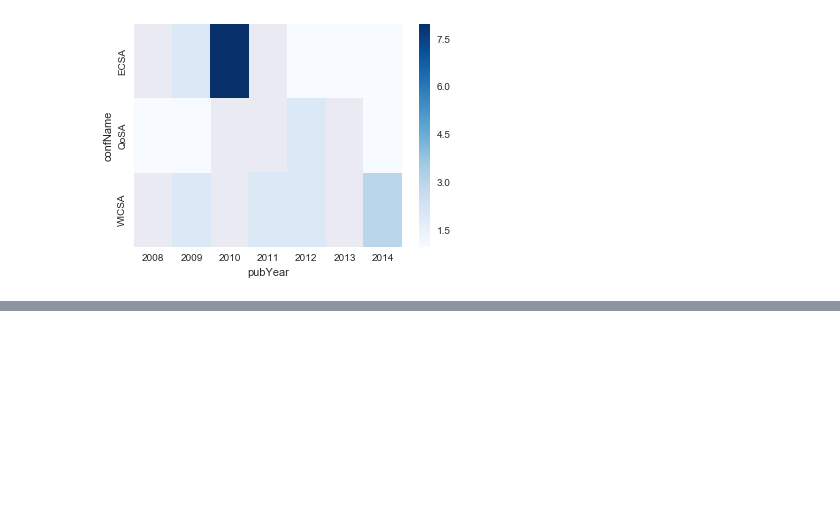
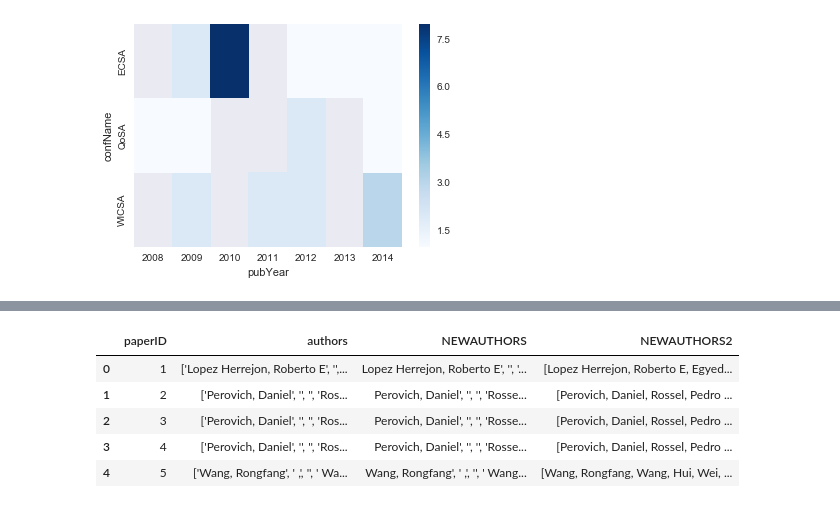
Before and after one commit to noveroa/DataBases, a Jupyter notebook: sqlStart/ExploringData_groupingandvisually.ipynb, the cells around one changed output, grey strips where cells are left out. Drawn from its saved outputs; the diff is of its cells as text; code cells hidden in the pictures; blank space fills up the shorter version.

```diff
--- a/sqlStart/ExploringData_groupingandvisually.ipynb
+++ b/sqlStart/ExploringData_groupingandvisually.ipynb
@@ -460,0 +362,16 @@ def confYrKeywords(top = 10):
+# %%
+def getAuthors(grouper):
+
+    with sqlite3.connect('Abstracts_DB.db') as con:
+        sqlcmd = "SELECT * FROM AUTHORS"
+
+        audf = pd.read_sql_query(sqlcmd, con)
+
+        sqlcmd2 = "SELECT paperID, authors FROM PAPER"
+        papdf = pd.read_sql_query(sqlcmd2, con)
+
+        return audf, papdf
+# %%
+au, pap= getAuthors('hi')
+name = au.iloc[0].authorName
+name.strip()
@@ -460,0 +410,9 @@ def confYrKeywords(top = 10):
+# %%
+pap.head()
+# %% [output]
+|  | paperID | authors | NEWAUTHORS | NEWAUTHORS2 |
+| 0 | 1 | ['Lopez Herrejon, Roberto E', '',... | Lopez Herrejon, Roberto E', '', '... | [Lopez Herrejon, Roberto E, Egyed... |
+| 1 | 2 | ['Perovich, Daniel', '', '', 'Ros... | Perovich, Daniel', '', '', 'Rosse... | [Perovich, Daniel, Rossel, Pedro ... |
+| 2 | 3 | ['Perovich, Daniel', '', '', 'Ros... | Perovich, Daniel', '', '', 'Rosse... | [Perovich, Daniel, Rossel, Pedro ... |
+| 3 | 4 | ['Perovich, Daniel', '', '', 'Ros... | Perovich, Daniel', '', '', 'Rosse... | [Perovich, Daniel, Rossel, Pedro ... |
+| 4 | 5 | ['Wang, Rongfang', ' ,', '', ' Wa... | Wang, Rongfang', ' ,', '', ' Wang... | [Wang, Rongfang, Wang, Hui, Wei, ... |
```
Also changed, not shown: parts of 22 cells of this notebook, 3 other files.
